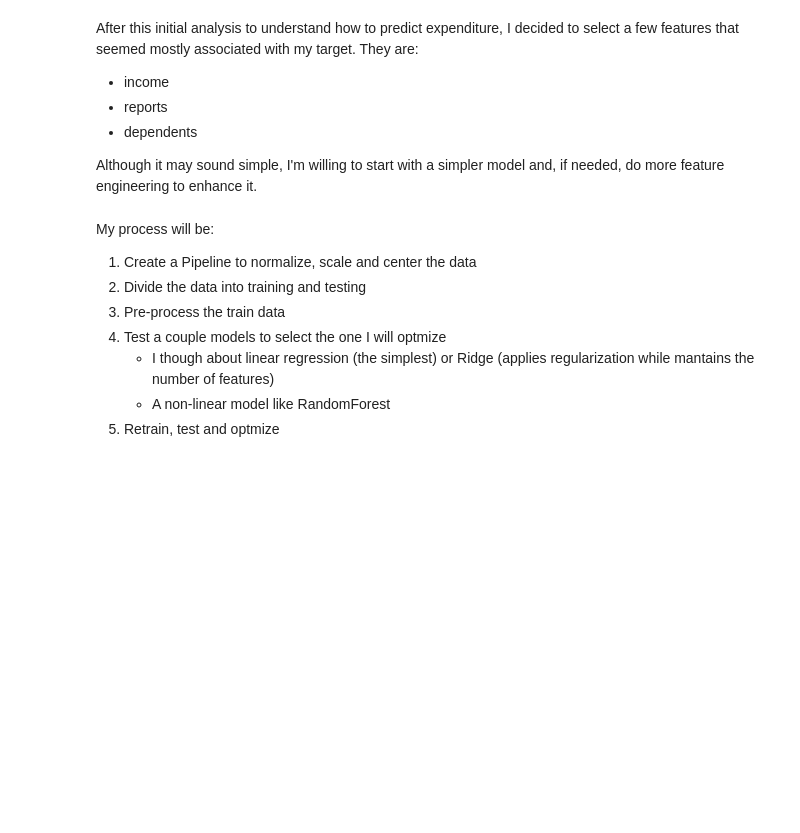
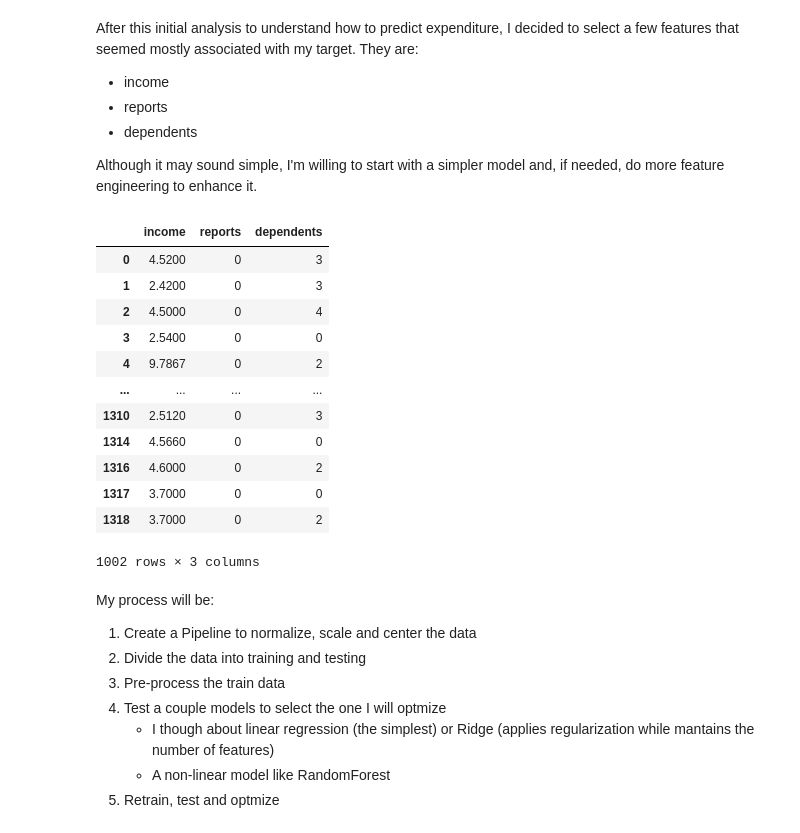
Before and after one commit to viniciussuares/CreditAnalysis, a Jupyter notebook: CreditAnalysis/notebook/CreditAnalysisClassification.ipynb, the cells around one changed output. Cells and saved outputs as stored; diff of their text form; code cells hidden in the pictures; blank space fills up the shorter version.

```diff
--- a/CreditAnalysis/notebook/CreditAnalysisClassification.ipynb
+++ b/CreditAnalysis/notebook/CreditAnalysisClassification.ipynb
@@ -504,8 +504,22 @@ Although it may sound simple, I'm willing to start with a simpler model and, if
 # %%
 # Dividing into X and y
 rows_with_expenditure = df['expenditure'] > 0
 X = df.loc[rows_with_expenditure, ['income', 'reports', 'dependents']]
-y = df.loc[rows_with_expenditure]
+y = df.loc[rows_with_expenditure, 'expenditure']
+# %% [output]
+|  | income | reports | dependents |
+| 0 | 4.5200 | 0 | 3 |
+| 1 | 2.4200 | 0 | 3 |
+| 2 | 4.5000 | 0 | 4 |
+| 3 | 2.5400 | 0 | 0 |
+| 4 | 9.7867 | 0 | 2 |
+| ... | ... | ... | ... |
+| 1310 | 2.5120 | 0 | 3 |
+| 1314 | 4.5660 | 0 | 0 |
+| 1316 | 4.6000 | 0 | 2 |
+| 1317 | 3.7000 | 0 | 0 |
+| 1318 | 3.7000 | 0 | 2 |
+1002 rows × 3 columns
 # %% [markdown]
 My process will be:
 1. Create a Pipeline to normalize, scale and center the data
```
Also changed, not shown: parts of 9 cells of this notebook.
